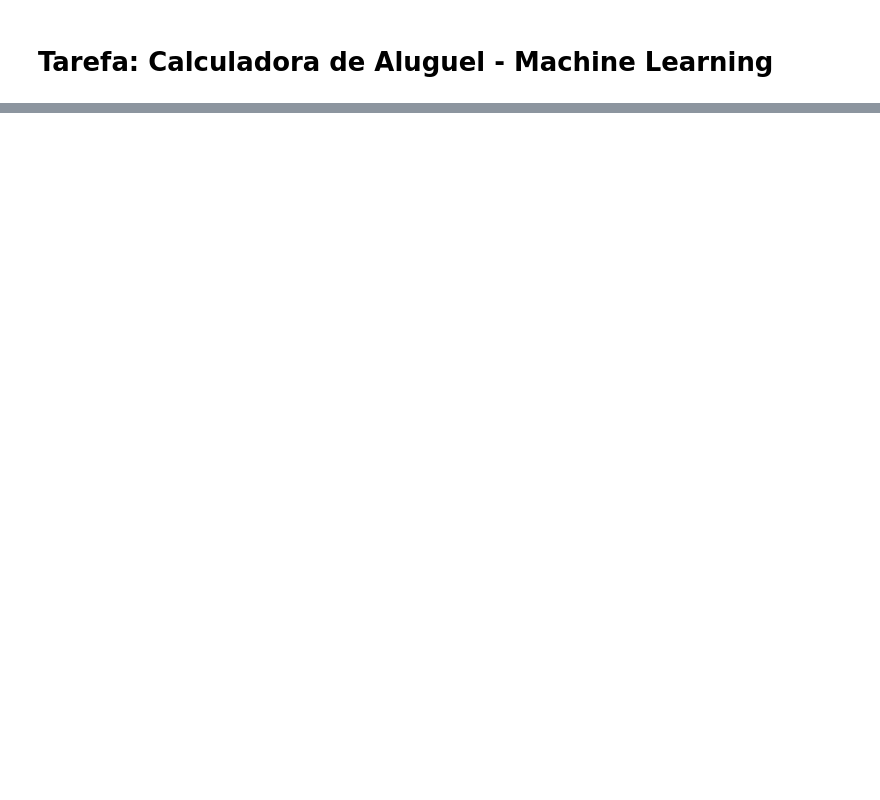
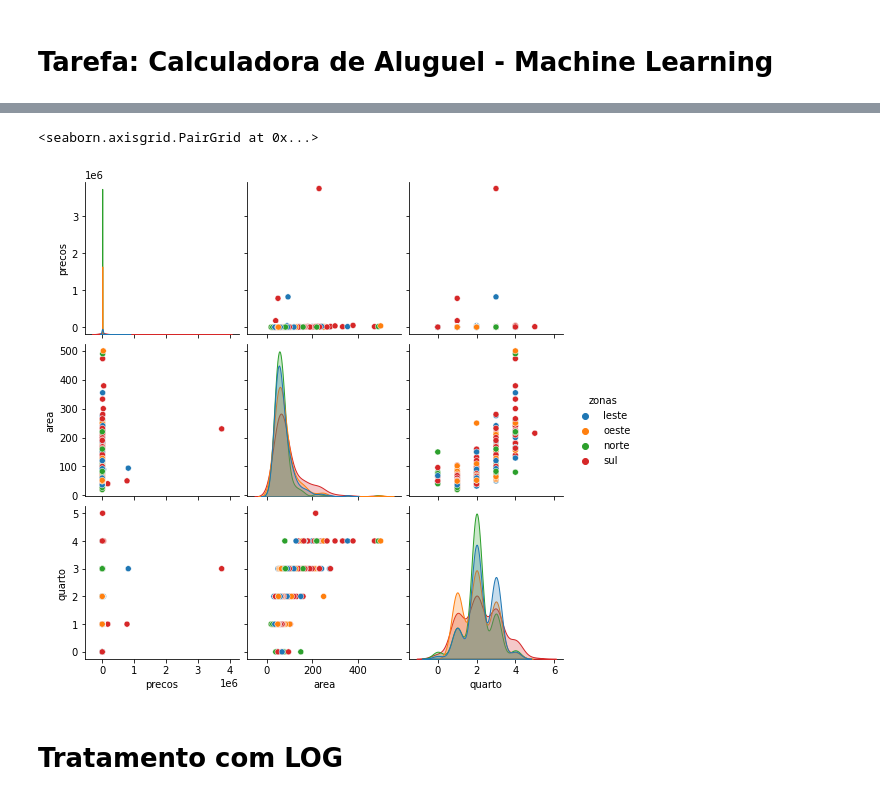
Before and after one commit to PedroMarcusso09/Web-Scraping-im-veis-Rio-de-Janeiro-, a Jupyter notebook: Machine Learning.ipynb, the cells around one changed output, grey strips where cells are left out. Cells and saved outputs as stored; diff of their text form; code cells hidden in the pictures; blank space fills up the shorter version.

```diff
--- a/Machine Learning.ipynb
+++ b/Machine Learning.ipynb
@@ -217,0 +50,7 @@ y_test = teste['precos']
+# %%
+sns.pairplot(train, hue='zonas')
+# %% [output]
+<seaborn.axisgrid.PairGrid at 0x...>
+[figure, added]
+# %% [markdown]
+# Tratamento com LOG
```
Also changed, not shown: parts of 60 cells of this notebook.
